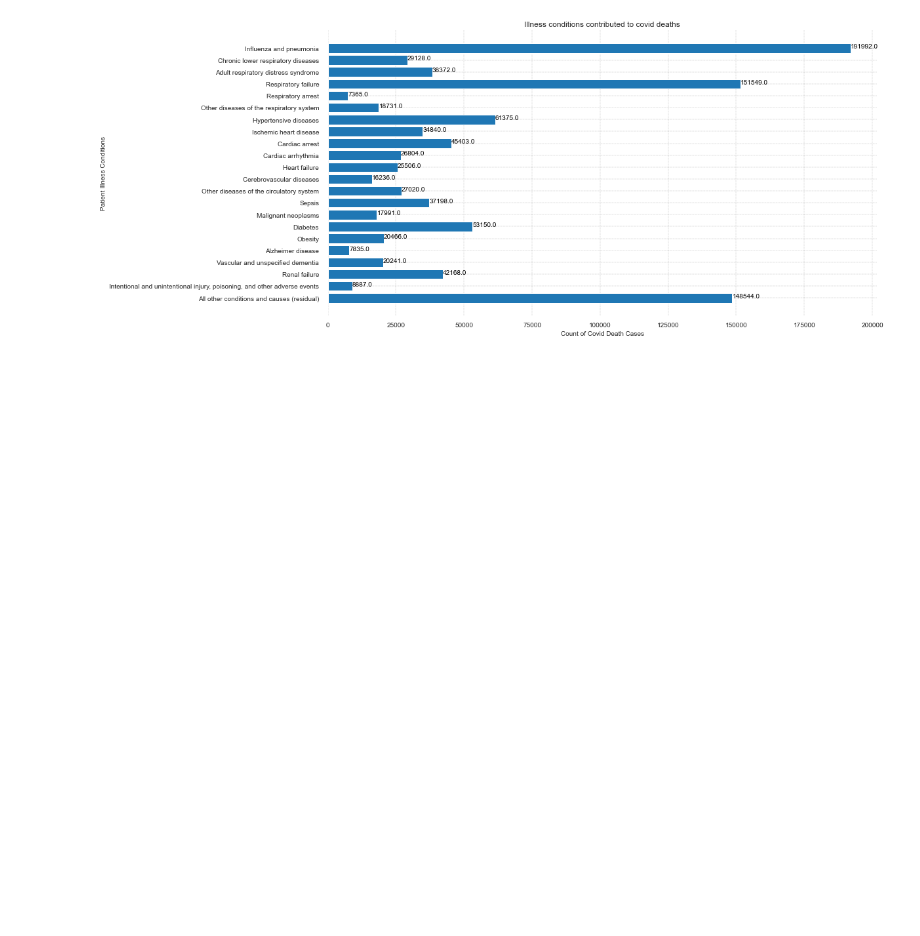
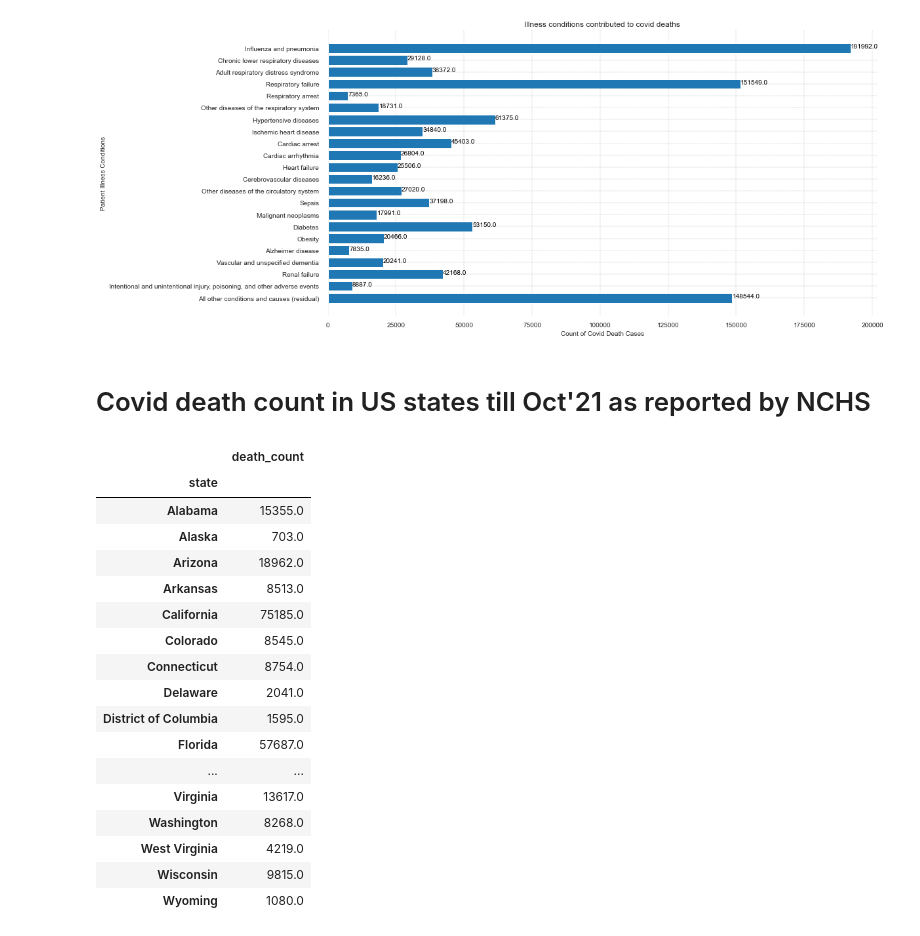
Before and after one commit to DAB103-2021/Group09, a Jupyter notebook: Project1_EDA_Group9.ipynb, the cells around one changed output. Saved outputs shown, nothing was run; the diff lists cells and outputs as text; code cells hidden in the pictures; blank space fills up the shorter version.

```diff
--- a/Project1_EDA_Group9.ipynb
+++ b/Project1_EDA_Group9.ipynb
@@ -88,3 +86,30 @@ ax.set_title("Illness conditions contributed to covid deaths",loc='center')
 plt.show()
 # %% [output]
 [figure]
+# %% [markdown]
+# Covid death count in US states till Oct'21 as reported by NCHS
+# %%
+DF3 = covidDf[(covidDf.aggregate_group == 'By Year') & (covidDf.state != 'United States') & (covidDf.age_group =='All Ages')  & (covidDf.illness_condition =='COVID-19')]
+DF4 = DF3[['state', 'death_count']]
+DF5 = DF4.groupby('state').sum('death_count')
+# %%
+DF5
+# %% [output]
+|  | death_count |
+| state |  |
+| Alabama | 15355.0 |
+| Alaska | 703.0 |
+| Arizona | 18962.0 |
+| Arkansas | 8513.0 |
+| California | 75185.0 |
+| Colorado | 8545.0 |
+| Connecticut | 8754.0 |
+| Delaware | 2041.0 |
+| District of Columbia | 1595.0 |
+| Florida | 57687.0 |
+| ... | ... |
+| Virginia | 13617.0 |
+| Washington | 8268.0 |
+| West Virginia | 4219.0 |
+| Wisconsin | 9815.0 |
+| Wyoming | 1080.0 |
```
Also changed, not shown: parts of 4 cells of this notebook, 7 other files.
